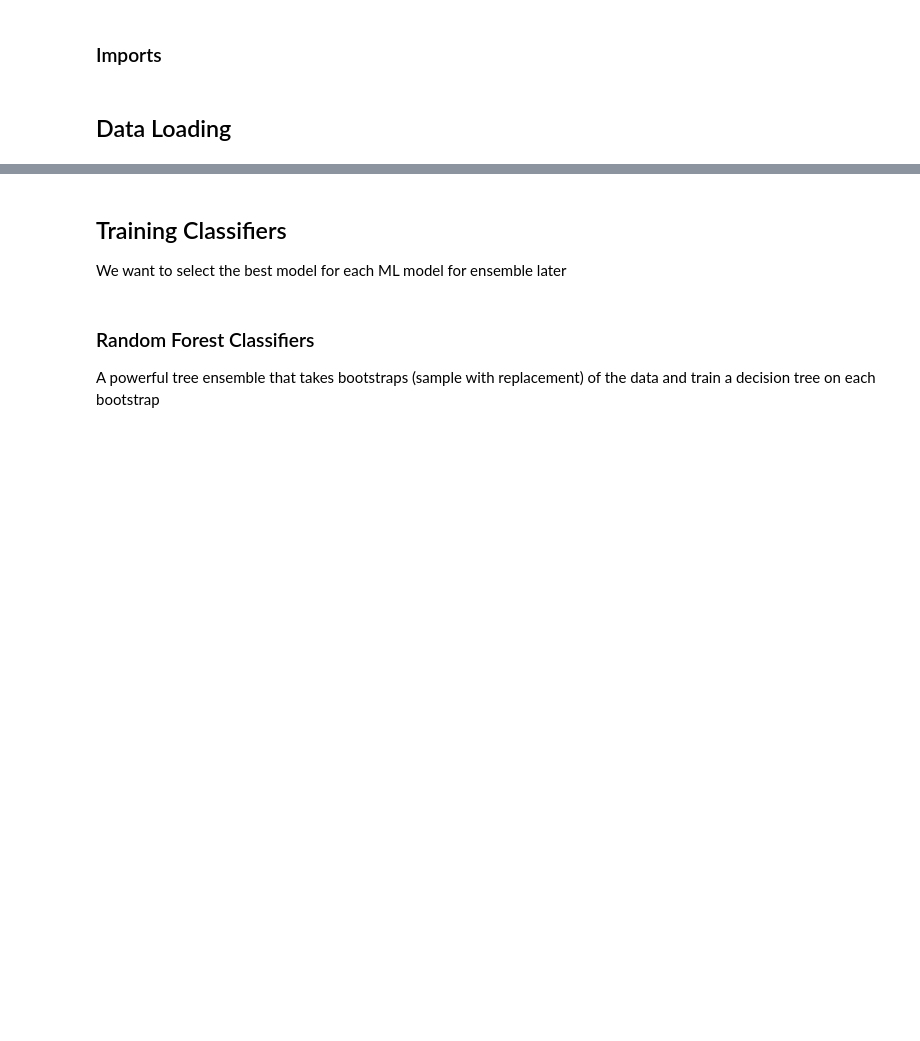
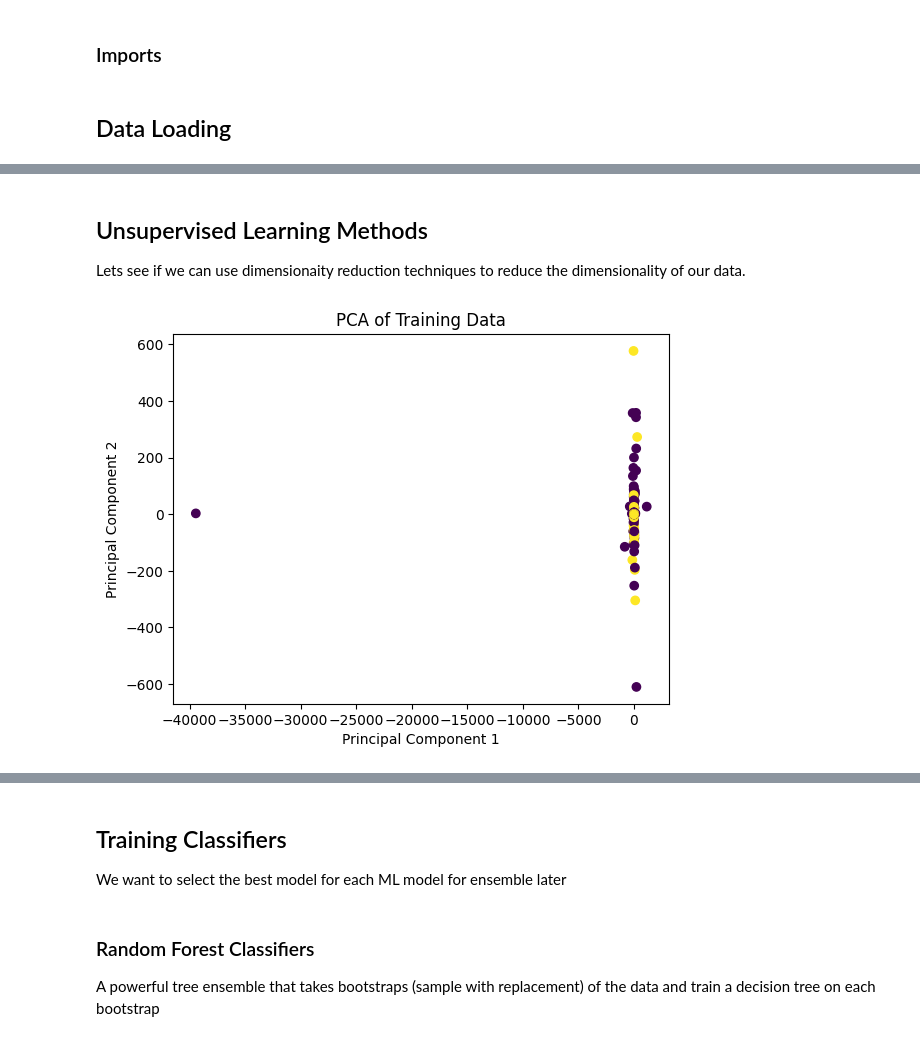
Before and after one commit to JewelsHovan/SpaceShip-Titanic-ML, a Jupyter notebook: train.ipynb, the cells around one changed output, grey strips where cells are left out. Drawn from its saved outputs; the diff is of its cells as text; code cells hidden in the pictures; blank space fills up the shorter version.

```diff
--- a/train.ipynb
+++ b/train.ipynb
@@ -33,0 +97,19 @@ X_test, passenger_ids = preprocessor.preprocess_test_data('data/test.csv')
+# %% [markdown]
+## Unsupervised Learning Methods
+
+Lets see if we can use dimensionaity reduction techniques to reduce the dimensionality of our data.
+# %%
+from sklearn.decomposition import PCA
+
+pca = PCA(n_components=2)
+X_pca = pca.fit_transform(X)
+X_test_pca = pca.transform(X_test.drop(columns=['PassengerId']))
+
+# graph it
+plt.scatter(X_pca[:, 0], X_pca[:, 1], c=y, cmap='viridis')
+plt.xlabel('Principal Component 1')
+plt.ylabel('Principal Component 2')
+plt.title('PCA of Training Data')
+plt.show()
+# %% [output]
+[figure, added]
```
Also changed, not shown: parts of 32 cells of this notebook, 6 other files.
